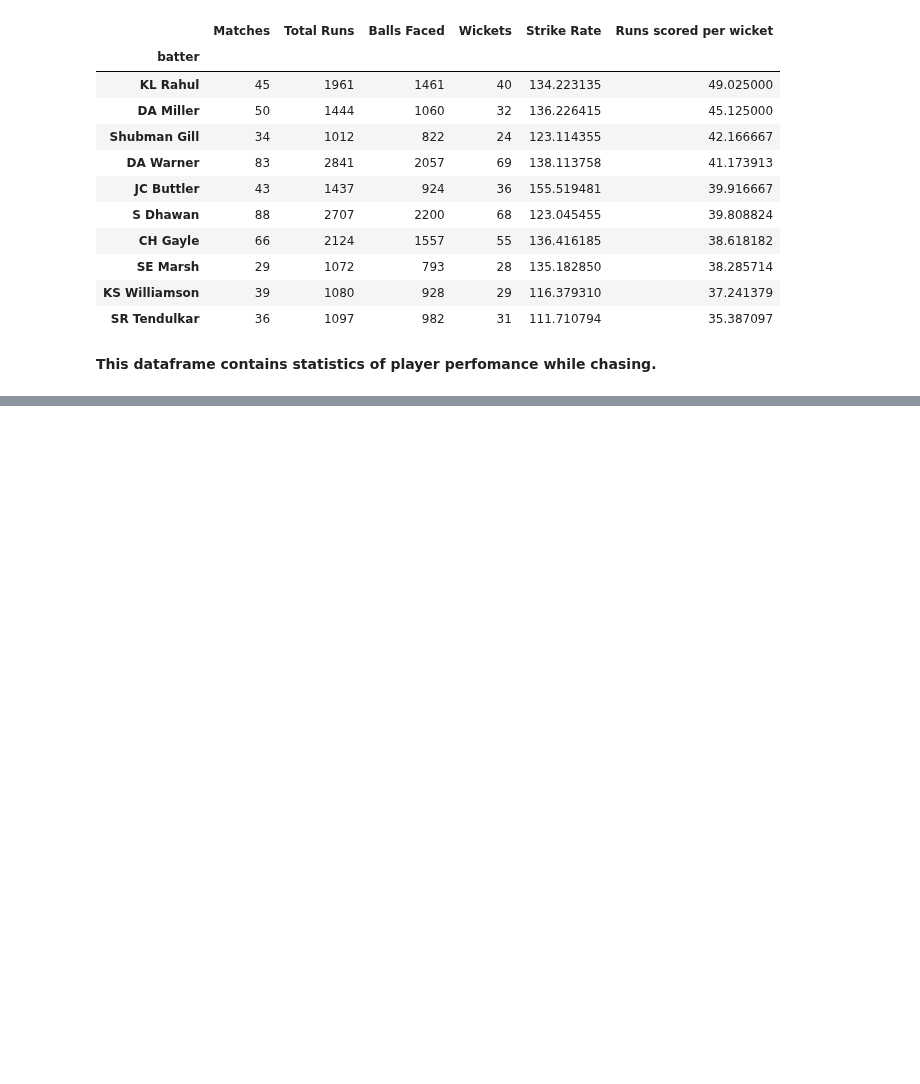
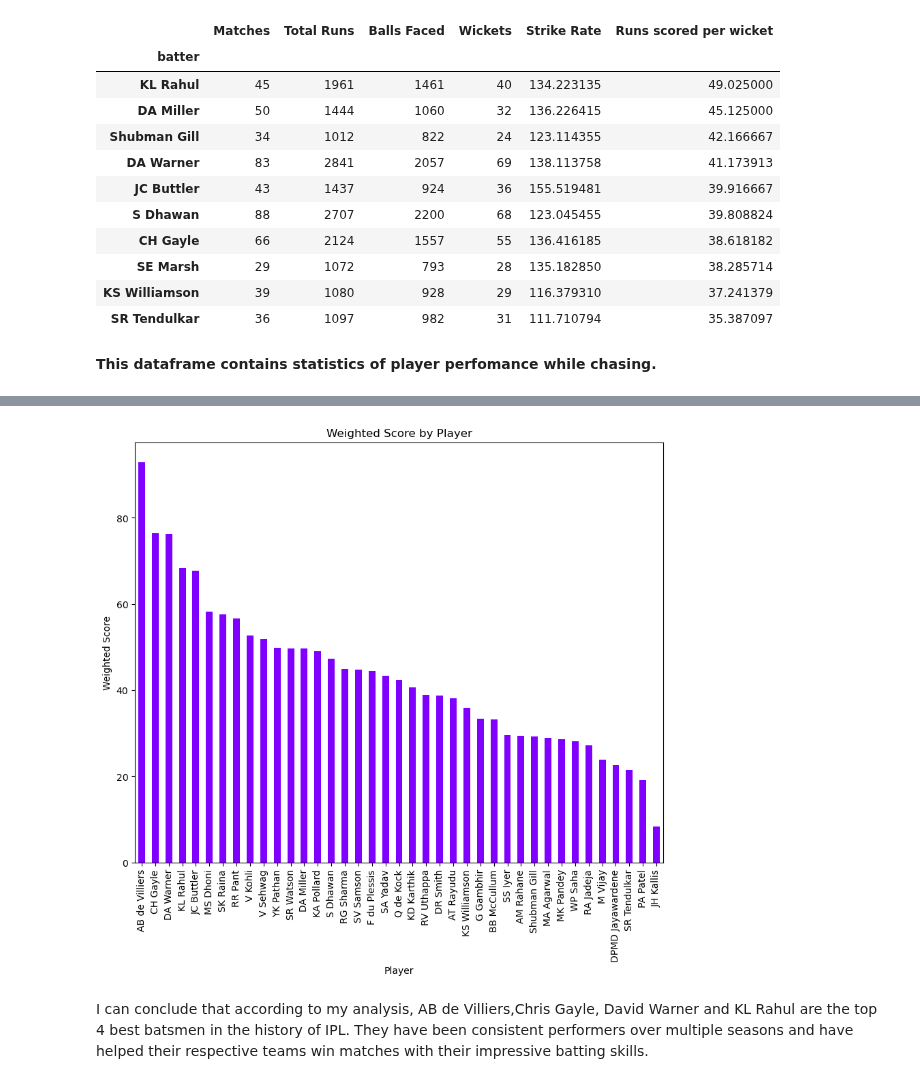
Before and after one commit to ubco-W2022T2-data301/project-group-group60, a Jupyter notebook: analysis/analysis1.ipynb, the cells around one changed output, grey strips where cells are left out. Saved outputs shown, nothing was run; the diff lists cells and outputs as text; code cells hidden in the pictures; blank space fills up the shorter version.

```diff
--- a/analysis/analysis1.ipynb
+++ b/analysis/analysis1.ipynb
@@ -156,0 +245,20 @@ plt.show()
+# %%
+new_matches = new_matches[(new_matches['MatchNumber'] == 'Final') | (new_matches['MatchNumber'] == 'Eliminator') | (new_matches['MatchNumber'] == 'Qualifier 1') | (new_matches['MatchNumber'] == 'Qualifier 2')]
+id_list = new_matches['ID'].tolist()
+new_byb = new_byb[new_byb['ID'].isin(id_list)]
+df3 = new_byb
+batsman_group2 = df3.groupby('batter')
+matches2 = batsman_group2['ID'].nunique()
+total_runs2 = batsman_group2['batsman_run'].sum()
+total_balls_faced2 = batsman_group2['ballnumber'].count()
+Wickets2 = batsman_group2['isWicketDelivery'].sum()
+batsman_stats2 = pd.concat([matches2,total_runs2, total_balls_faced2,Wickets2], axis=1)
+new_column_names2 = {'ID':'Matches','batsman_run': 'Total Runs',
+                    'ballnumber': 'Balls Faced'
+                   , 'isWicketDelivery': 'Wickets'}
+batsman_stats2 = batsman_stats2.rename(columns=new_column_names2)
+batsman_stats2 = batsman_stats2[batsman_stats2['Total Runs'] >= 75]
+batsman_stats2['Strike Rate'] = batsman_stats2['Total Runs'] / batsman_stats2['Balls Faced'] * 100
+batsman_stats2['Runs scored per wicket']= batsman_stats2['Total Runs'] / batsman_stats2['Wickets']
+batsman_stats2 = batsman_stats2.sort_values('Runs scored per wicket',ascending=False)
+batsman_stats2 #this dataframe contains stats of batsmen performance in playoffs
@@ -156,0 +292,4 @@ plt.show()
+# %%
+batsman_stats['Weighted Score'] = 0.7*(batsman_stats['Total Runs'] - batsman_stats['Balls Faced']) /batsman_stats['Wickets'] * (batsman_stats['Matches'] ** (1/6)) * (batsman_stats['Total Runs'] ** (1/6))
+batsman_stats = batsman_stats.sort_values('Weighted Score', ascending=False)
+batsman_stats.head(25)
@@ -156,0 +315,4 @@ plt.show()
+# %%
+batsman_stats1['Weighted Score'] = 0.2*(batsman_stats1['Total Runs'] - batsman_stats1['Balls Faced']) /batsman_stats1['Wickets'] * (batsman_stats1['Matches'] ** (1/6)) * (batsman_stats1['Total Runs'] ** (1/6))
+batsman_stats1 = batsman_stats1.sort_values('Weighted Score', ascending=False)
+batsman_stats1.head(25)
@@ -156,0 +338,4 @@ plt.show()
+# %%
+batsman_stats2['Weighted Score'] = 0.1*(batsman_stats2['Total Runs'] - batsman_stats2['Balls Faced']) /batsman_stats2['Wickets'] * (batsman_stats2['Matches'] ** (1/6)) * (batsman_stats2['Total Runs'] ** (1/6))
+batsman_stats2 = batsman_stats2.sort_values('Weighted Score', ascending=False)
+batsman_stats2.head(25)
@@ -156,0 +361,13 @@ plt.show()
+# %%
+merged_df = pd.merge(batsman_stats1,batsman_stats2 ,left_index=True, right_index=True).merge(batsman_stats, left_index=True, right_index=True)
+merged_df = merged_df.sort_values('Weighted Score', ascending=False)
+merged_df = merged_df['Weighted Score']
+ax = merged_df.plot.bar(x='Weighted Score', y='index',figsize=(10,8), colormap='rainbow')
+ax.set_xlabel('Player')
+ax.set_ylabel('Weighted Score')
+ax.set_title('Weighted Score by Player')
+plt.show()
+# %% [output]
+[figure, added]
+# %% [markdown]
+I can conclude that according to my analysis, AB de Villiers,Chris Gayle, David Warner and KL Rahul are the top 4 best batsmen in the history of IPL. They have been consistent performers over multiple seasons and have helped their respective teams win matches with their impressive batting skills.
```
Also changed, not shown: parts of 25 cells of this notebook.
